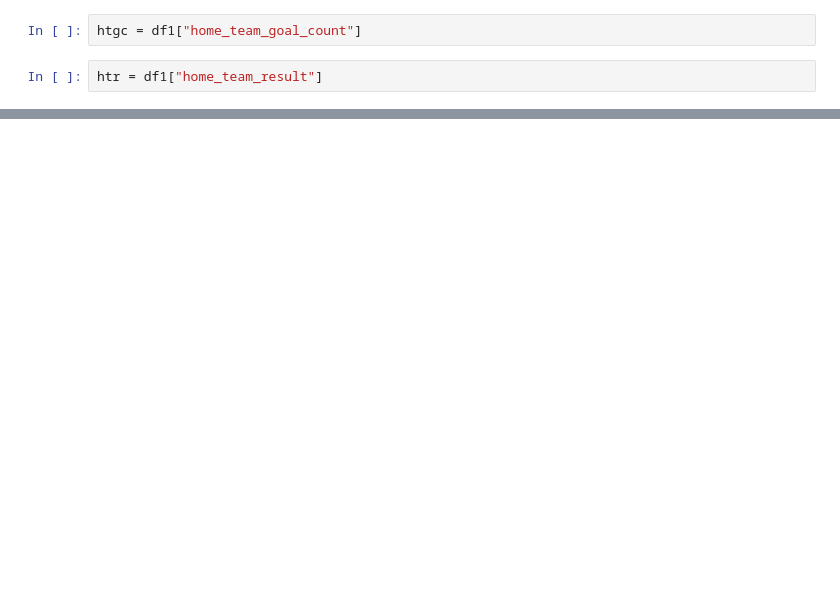
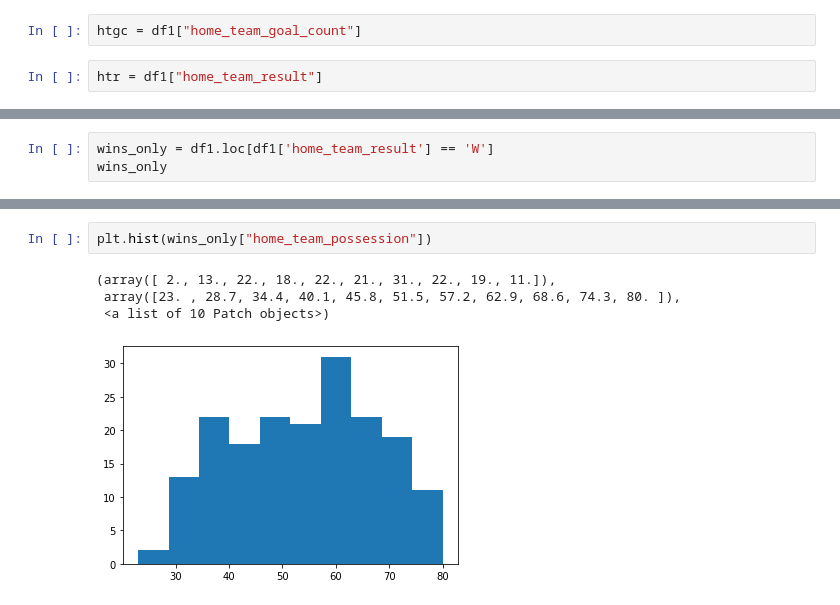
Before and after one commit to colm-o-caoimh/FootballSimulation, a Jupyter notebook: PDA_Project2020.ipynb, the cells around one changed output, grey strips where cells are left out. Cells and saved outputs as stored; diff of their text form; blank space fills up the shorter version.

```diff
--- a/PDA_Project2020.ipynb
+++ b/PDA_Project2020.ipynb
@@ -200,0 +247,3 @@ def counts()
+# %%
+wins_only = df1.loc[df1['home_team_result'] == 'W']
+wins_only
@@ -200,0 +274,7 @@ def counts()
+# %%
+plt.hist(wins_only["home_team_possession"])
+# %% [output]
+(array([ 2., 13., 22., 18., 22., 21., 31., 22., 19., 11.]),
+ array([23. , 28.7, 34.4, 40.1, 45.8, 51.5, 57.2, 62.9, 68.6, 74.3, 80. ]),
+ <a list of 10 Patch objects>)
+[figure, added]
```
Also changed, not shown: parts of 20 cells of this notebook.
